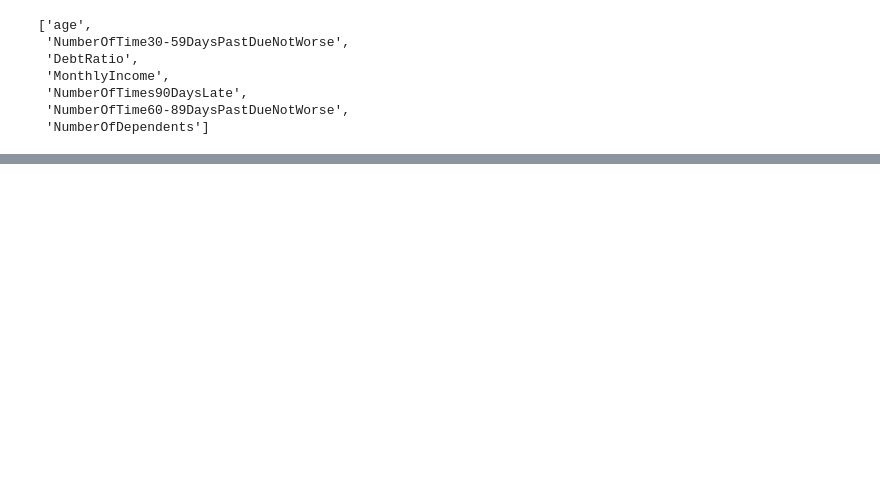
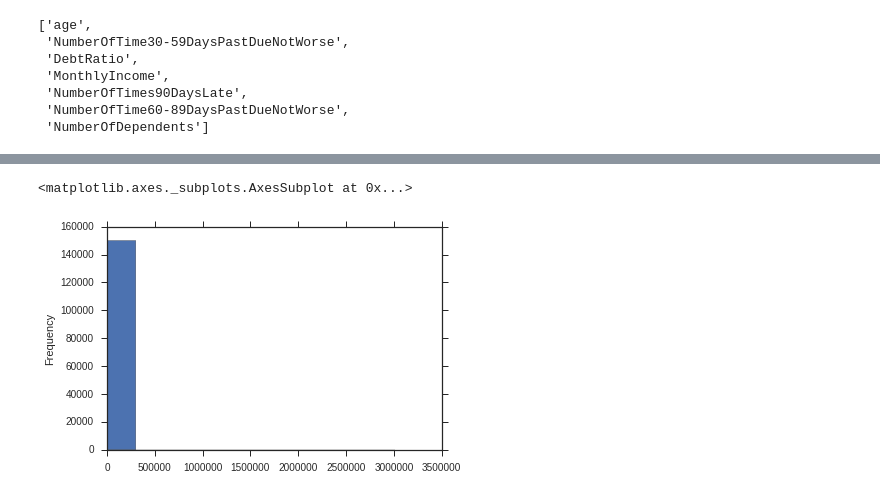
Before and after one commit to rduvoisin/cappml, a Jupyter notebook: pa2/pa2.ipynb, the cells around one changed output, grey strips where cells are left out. Saved outputs shown, nothing was run; the diff lists cells and outputs as text; code cells hidden in the pictures; blank space fills up the shorter version.

```diff
--- a/pa2/pa2.ipynb
+++ b/pa2/pa2.ipynb
@@ -1022,3 +1002,6 @@ train.MonthlyIncome_log.plot.hist(bins = 100)
 # %%
-train.MonthlyIncome.plot.hist(bins = 25)
+# train.MonthlyIncome.plot.hist(bins = 10)
+# %% [output]
+<matplotlib.axes._subplots.AxesSubplot at 0x...>
+[figure, added]
 # %%
```
Also changed, not shown: parts of 24 cells of this notebook, 3 other files.
